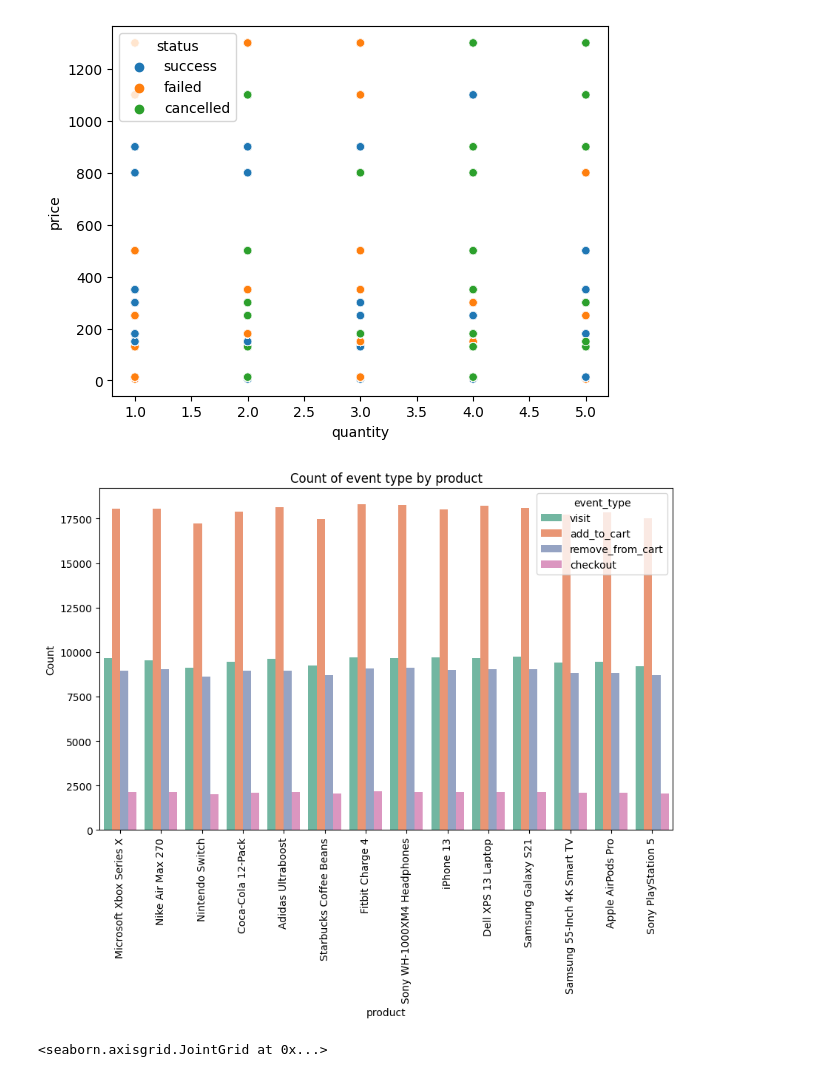
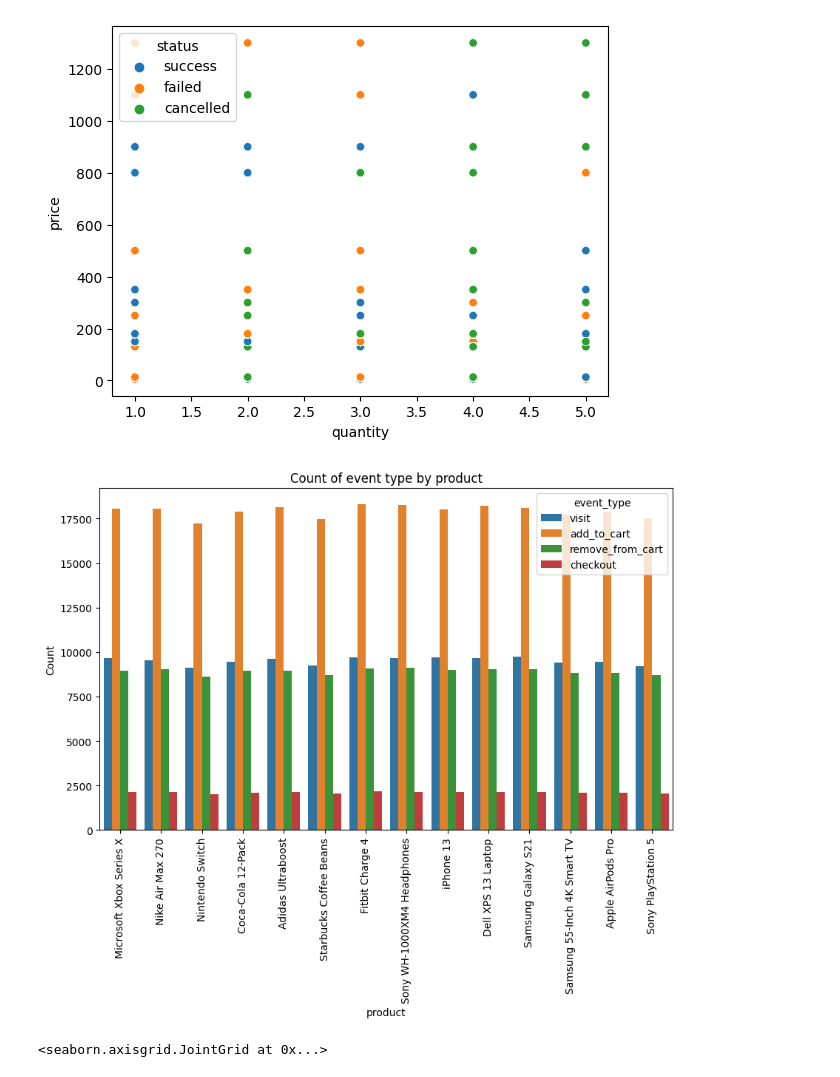
Before and after one commit to Sunday-Oladokun/ShopSmart-Inc.-E-commerce-Data-Analysis-Project, a Jupyter notebook: Project_2nd Semester.ipynb, the cells around one changed output. Cells and saved outputs as stored; diff of their text form; code cells hidden in the pictures.

```diff
--- a/Project_2nd Semester.ipynb
+++ b/Project_2nd Semester.ipynb
@@ -902,12 +943,12 @@ sns.scatterplot(x='quantity',y='price',hue='status', data=clean_data3)
 # %%
 # Count of event type by product
 plt.figure(figsize=(10, 6))
-sns.countplot(data=clean_data3, x='product', hue='event_type', palette='Set2')
+sns.countplot(data=clean_data3, x='product', hue='event_type')
 plt.title('Count of event type by product')
 plt.xlabel('product')
 plt.xticks(rotation=90)
 plt.ylabel('Count')
 plt.show()
 # %% [output]
-[figure, old version]
+[figure, new version]
 # %%
```
Also changed, not shown: parts of 69 cells of this notebook.
